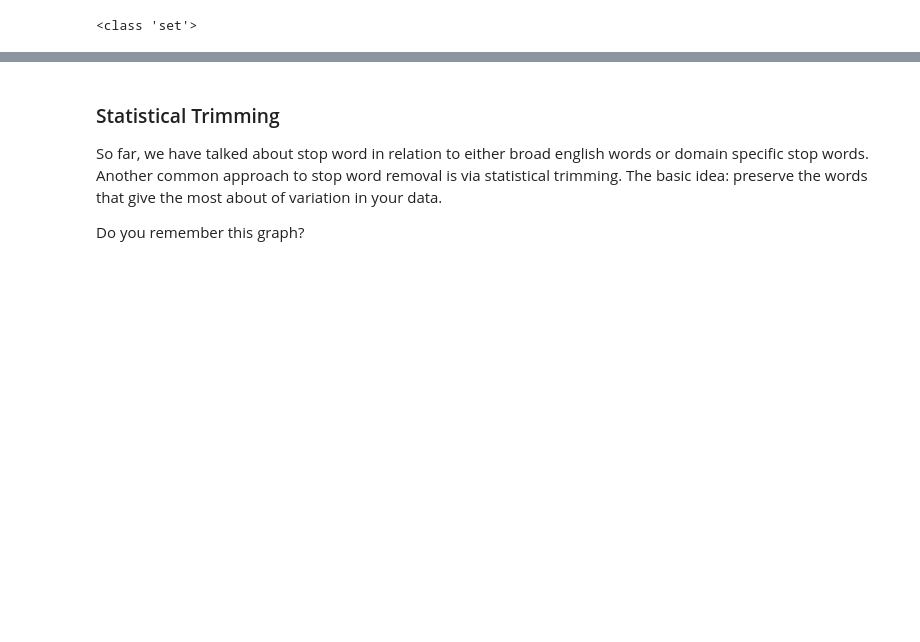
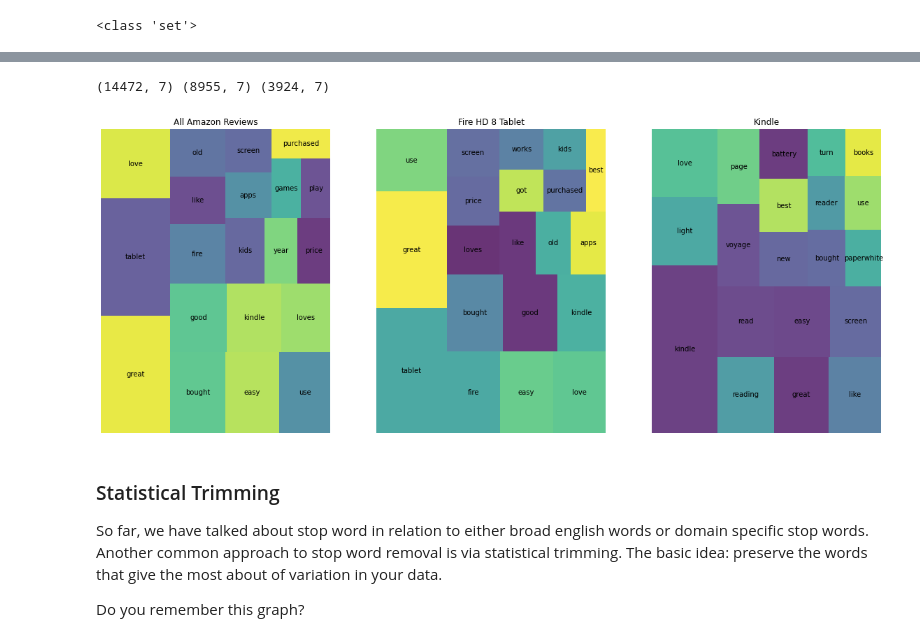
Before and after one commit to JeffreyAsuncion/DS-Unit-4-Sprint-1-NLP, a Jupyter notebook: module1-text-data/LS_DS_411_Text Data_Lecture-AlexKim.ipynb, the cells around one changed output, grey strips where cells are left out. Drawn from its saved outputs; the diff is of its cells as text; code cells hidden in the pictures; blank space fills up the shorter version.

```diff
--- a/module1-text-data/LS_DS_411_Text Data_Lecture-AlexKim.ipynb
+++ b/module1-text-data/LS_DS_411_Text Data_Lecture-AlexKim.ipynb
@@ -672,3 +674,36 @@ Name: reviews.rating, dtype: int64
+# %%
+# To maek this comparison more interesting, let's compare: All Amazon Reviews, Fire HD 8, and Kindle only
+df['FireHD_8'] = df['name'].str.contains('fire hd 8', case=False)
+df['Kindle'] = df['name'].str.contains('kindle', case=False)
+# %%
+# Use the Function for all reviews, Fire HD 8 only and Kindle only
+wc = count(df['tokens'])
+wc_fire_hd_8 = count(df[df['FireHD_8'] == 1]['tokens'])
+wc_kindle = count(df[df['Kindle'] == 1]['tokens'])
+print(wc.shape, wc_fire_hd_8.shape, wc_kindle.shape)
+
+# Get top 20 word occurences for each set of data
+wc_top20 = wc[wc['rank'] <= 20]
+wc_fire_top20 = wc_fire_hd_8[wc_fire_hd_8['rank'] <= 20]
+wc_kindle_top20 = wc_kindle[wc_kindle['rank'] <= 20]
+
+fig, axes = plt.subplots(1, 3, figsize=(20,8))
+
+axes[0].set_title('All Amazon Reviews')
+squarify.plot(sizes=wc_top20['pct_total'], label=wc_top20['word'], alpha=0.8, ax=axes[0])
+axes[0].axis('off')
+
+axes[1].set_title('Fire HD 8 Tablet')
+squarify.plot(sizes=wc_fire_top20['pct_total'], label=wc_fire_top20['word'], alpha=0.8, ax=axes[1])
+axes[1].axis('off')
+
+axes[2].set_title('Kindle')
+squarify.plot(sizes=wc_kindle_top20['pct_total'], label=wc_kindle_top20['word'], alpha=0.8, ax=axes[2])
+axes[2].axis('off')
+plt.show()
+# %% [output]
+(14472, 7) (8955, 7) (3924, 7)
+[figure, added]
 # %% [markdown]
 ### Statistical Trimming
 
```
Also changed, not shown: parts of 23 cells of this notebook, 1 other file.
